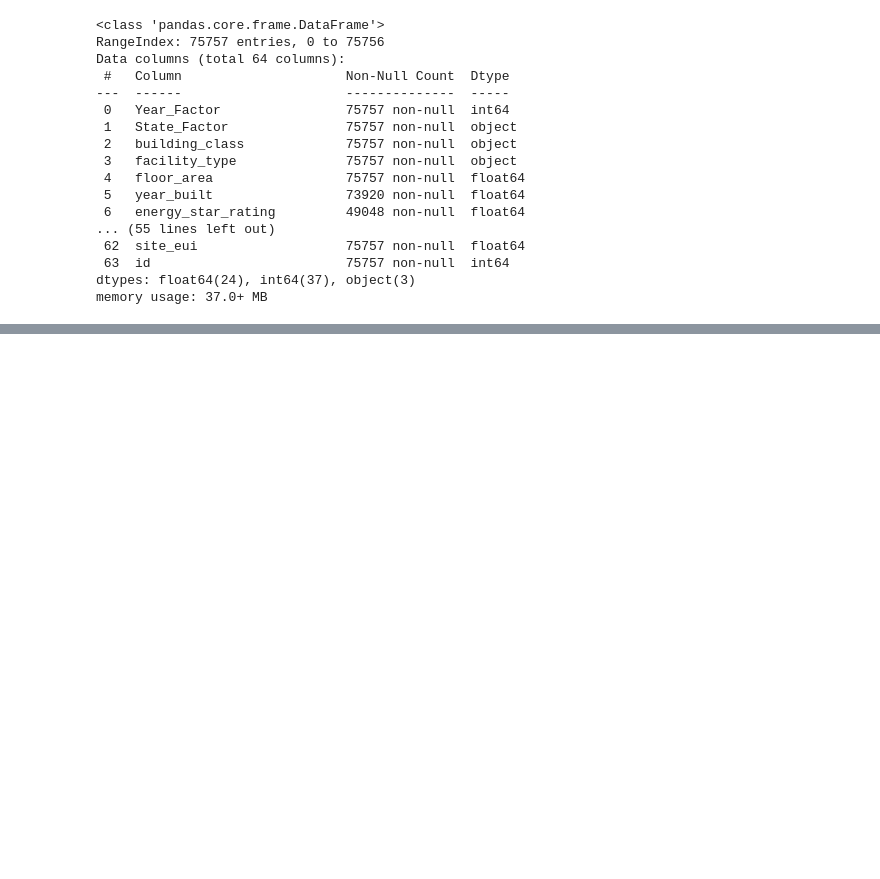
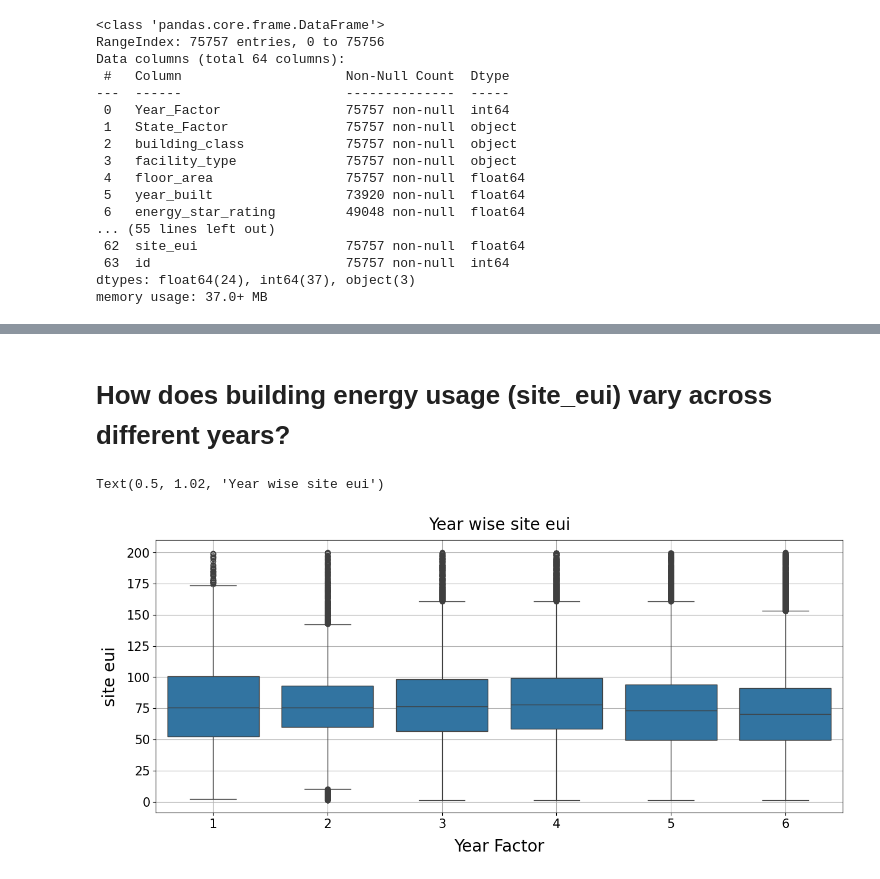
Before and after one commit to kwokcherry/BCO7006_Group3_Case5, a Jupyter notebook: Group_3_Case_5.ipynb, the cells around one changed output, grey strips where cells are left out. Cells and saved outputs as stored; diff of their text form; code cells hidden in the pictures; blank space fills up the shorter version.

```diff
--- a/Group_3_Case_5.ipynb
+++ b/Group_3_Case_5.ipynb
@@ -72,0 +112,15 @@ memory usage: 37.0+ MB
+# %% [markdown]
+# **How does building energy usage (site_eui) vary across different years?**
+# %%
+plt.figure(figsize = (15,6))
+df = wids_train[wids_train['site_eui'] <= 200]
+sns.boxplot(x = df['Year_Factor'], y= df['site_eui'])
+plt.xlabel("Year Factor", labelpad=10, fontsize=20)
+plt.ylabel("site eui", labelpad=10, fontsize=20)
+plt.xticks(size = 15)
+plt.yticks(size = 15)
+plt.grid()
+plt.title("Year wise site eui", y=1.02, fontsize=20)
+# %% [output]
+Text(0.5, 1.02, 'Year wise site eui')
+[figure, added]
```
Also changed, not shown: parts of 6 cells of this notebook.
